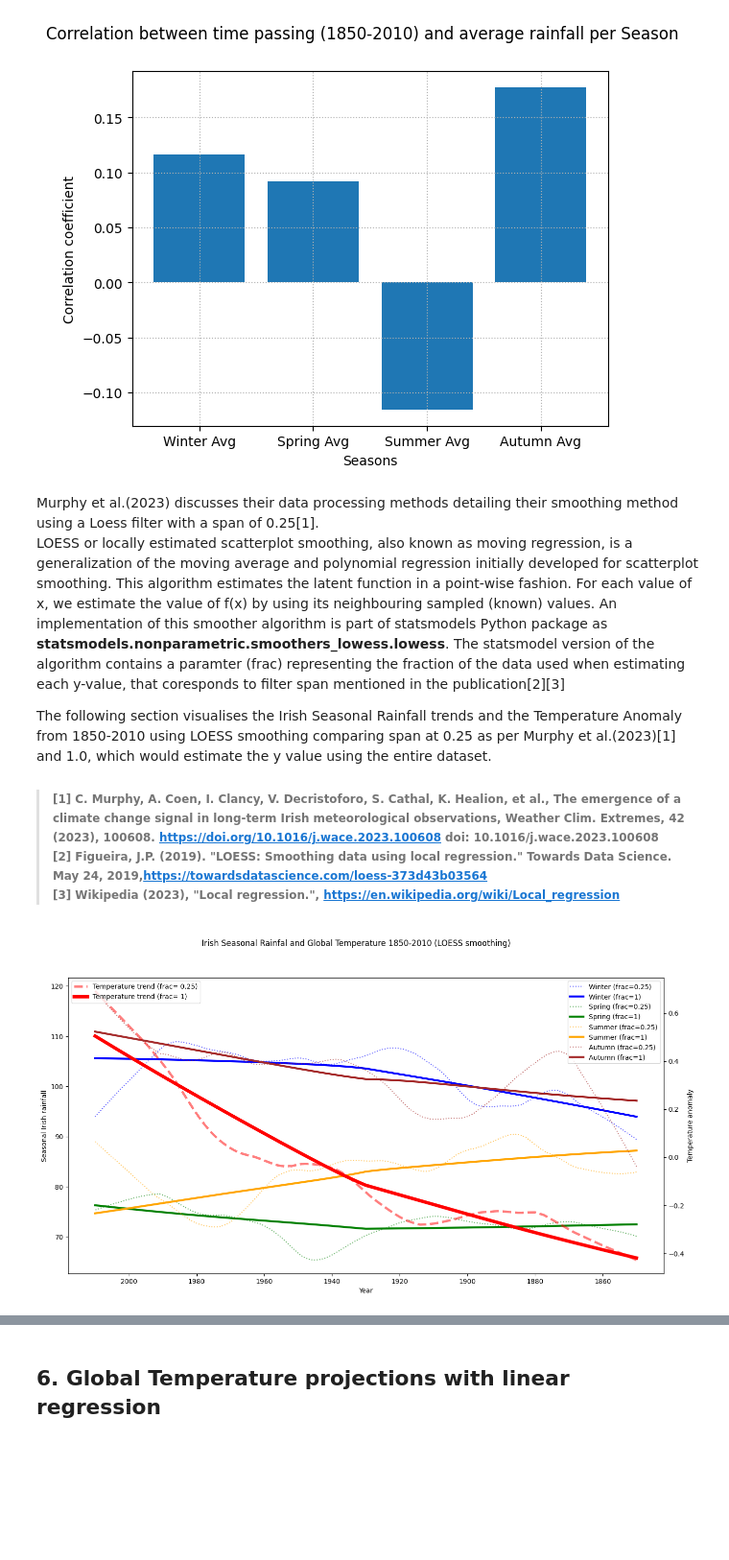
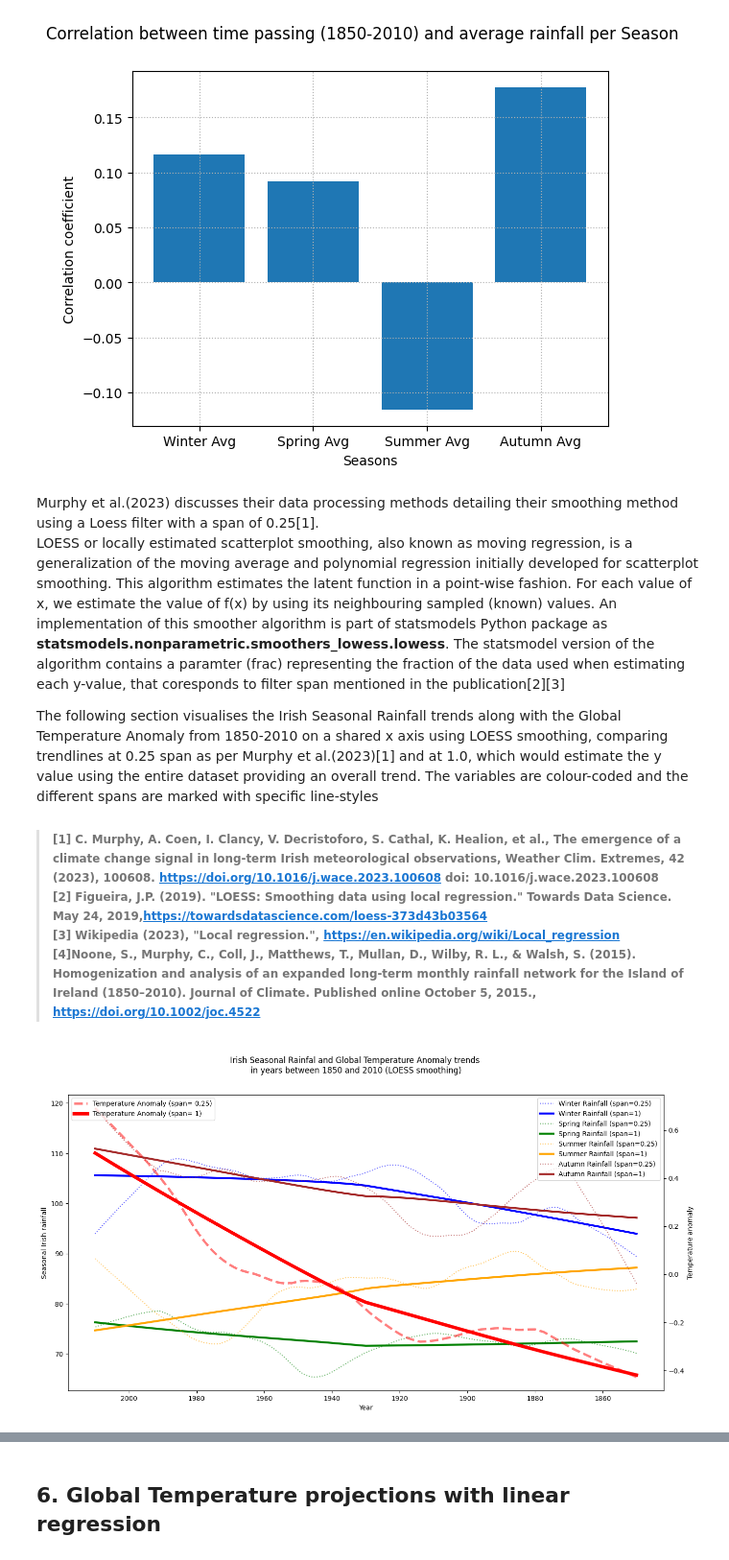
Before and after one commit to noyo0/ProgrammingForDataAnalysis_Project2, a Jupyter notebook: Project2/Project2.ipynb, the cells around one changed output, grey strips where cells are left out. Shown at 96% size. Drawn from its saved outputs; the diff is of its cells as text; code cells hidden in the pictures; blank space fills up the shorter version.

```diff
--- a/Project2/Project2.ipynb
+++ b/Project2/Project2.ipynb
@@ -1397,9 +1405,10 @@ plt.show()
 Murphy et al.(2023) discusses their data processing methods detailing their smoothing method using a Loess filter with a span of 0.25[1].<br>
 LOESS or locally estimated scatterplot smoothing, also known as moving regression, is a generalization of the moving average and polynomial regression initially developed for scatterplot smoothing. This algorithm estimates the latent function in a point-wise fashion. For each value of x, we estimate the value of f(x) by using its neighbouring sampled (known) values. An implementation of this smoother algorithm is part of statsmodels Python package as **statsmodels.nonparametric.smoothers_lowess.lowess**. The statsmodel version of the algorithm contains a paramter (frac) representing the fraction of the data used when estimating each y-value, that coresponds to filter span mentioned in the publication[2][3]<br>
 
-The following section visualises the Irish Seasonal Rainfall trends and the Temperature Anomaly from 1850-2010 using LOESS smoothing comparing span at 0.25 as per Murphy et al.(2023)[1] and 1.0, which would estimate the y value using the entire dataset.
+The following section visualises the Irish Seasonal Rainfall trends along with the Global Temperature Anomaly from 1850-2010 on a shared x axis using LOESS smoothing, comparing trendlines at 0.25 span as per Murphy et al.(2023)[1] and at 1.0, which would estimate the y value using the entire dataset providing an overall trend. The variables are colour-coded and the different spans are marked with specific line-styles<br>
 
->###### [1] C. Murphy, A. Coen, I. Clancy, V. Decristoforo, S. Cathal, K. Healion, et al., The emergence of a climate change signal in long-term Irish meteorological observations, Weather Clim. Extremes, 42 (2023), 100608. https://doi.org/10.1016/j.wace.2023.100608 doi: 10.1016/j.wace.2023.100608 <br> [2] Figueira, J.P. (2019). "LOESS: Smoothing data using local regression." Towards Data Science. May 24, 2019,https://towardsdatascience.com/loess-373d43b03564 <br>[3] Wikipedia (2023), "Local regression.", https://en.wikipedia.org/wiki/Local_regression
+
+>###### [1] C. Murphy, A. Coen, I. Clancy, V. Decristoforo, S. Cathal, K. Healion, et al., The emergence of a climate change signal in long-term Irish meteorological observations, Weather Clim. Extremes, 42 (2023), 100608. https://doi.org/10.1016/j.wace.2023.100608 doi: 10.1016/j.wace.2023.100608 <br> [2] Figueira, J.P. (2019). "LOESS: Smoothing data using local regression." Towards Data Science. May 24, 2019,https://towardsdatascience.com/loess-373d43b03564 <br>[3] Wikipedia (2023), "Local regression.", https://en.wikipedia.org/wiki/Local_regression <br>[4]Noone, S., Murphy, C., Coll, J., Matthews, T., Mullan, D., Wilby, R. L., & Walsh, S. (2015). Homogenization and analysis of an expanded long-term monthly rainfall network for the Island of Ireland (1850–2010). Journal of Climate. Published online October 5, 2015., https://doi.org/10.1002/joc.4522
 # %%
 # Visualisation for seasonal rainfall and global temperature
 
@@ -1429,36 +1438,37 @@ ax2 = ax1.twinx() #share x axis
 #first y axis
 linecolors=['blue','green','orange','brown']#line colors for visualisation
 for label,line in zip(slabel,linecolors): #iterate through labels (set previously) and linecolours
     # Fit the LOWESS regression model (tutorial: https://aitechtrend.com/smoothing-out-the-noise-analyzing-data-with-lowess-regression-in-python/)
     y=S_Avg[f'{label} Avg'] #y axis seasonal averages
     x=S_Avg.index.values # years from df index
     S_lowess = sm.nonparametric.lowess(y, x, frac=0.25)  #frac= Between 0 and 1. The fraction of the data used when estimating each y-value.
     S_lowess2 = sm.nonparametric.lowess(y, x, frac=1)
 # visualise result
     #create dataframes for visualisation from lowess array's second column, using index and labels from original dataframe
     S_lowess = pd.DataFrame(S_lowess[:, 1], index=S_Avg.index, columns=[f'{label} Avg'])
     S_lowess2 = pd.DataFrame(S_lowess2[:, 1], index=S_Avg.index, columns=[f'{label} Avg'])
     #create plots for original data, smoothed with 0.25 frac and with 1 frac
     #ax1.plot(S_Avg.index.values,S_Avg[f'{label} Avg'], alpha=0.3, linestyle=':')
-    ax1.plot(S_Avg.index.values,S_lowess[f'{label} Avg'], color=line,alpha=0.6,linestyle=':',label=f"{label} (frac=0.25)")
-    ax1.plot(S_Avg.index.values,S_lowess2[f'{label} Avg'], color=line,label=f"{label} (frac=1)",linewidth=3)
+    ax1.plot(S_Avg.index.values,S_lowess[f'{label} Avg'], color=line,alpha=0.6,linestyle=':',label=f"{label} Rainfall (span=0.25)")
+    ax1.plot(S_Avg.index.values,S_lowess2[f'{label} Avg'], color=line,label=f"{label} Rainfall (span=1)",linewidth=3)
 
 ax1.set_xlabel('Year')
 ax1.set_ylabel('Seasonal Irish rainfall', color='black')
 ax1.invert_xaxis() # inverts axis to match order of previous visualisations
 ax1.legend(loc='upper right')
 # second y axis
-ax2.plot(Temperature_short['Year'], CE_Temp_trend['Temperature'], label='Temperature trend (frac= 0.25)', color='red', alpha=0.5,linewidth=3.5, linestyle='--')
-ax2.plot(Temperature_short['Year'], CE_Temp_trend2['Temperature'], label='Temperature trend (frac= 1)', color='red', alpha=1,linewidth=5)
+ax2.plot(Temperature_short['Year'], CE_Temp_trend['Temperature'], label='Temperature Anomaly (span= 0.25)', color='red', alpha=0.5,linewidth=3.5, linestyle='--')
+ax2.plot(Temperature_short['Year'], CE_Temp_trend2['Temperature'], label='Temperature Anomaly (span= 1)', color='red', alpha=1,linewidth=5)
 ax2.legend(loc='upper left')
 ax2.set_ylabel('Temperature anomaly', color='black')
 
-plt.suptitle('Irish Seasonal Rainfal and Global Temperature 1850-2010 (LOESS smoothing)')
+plt.suptitle('''Irish Seasonal Rainfal and Global Temperature Anomaly trends
+in years between 1850 and 2010 (LOESS smoothing)''')
 plt.show()
 
 #lowess (ref: https://www.statsmodels.org/devel/generated/statsmodels.nonparametric.smoothers_lowess.lowess.html)
 #lowess (ref: https://aitechtrend.com/smoothing-out-the-noise-analyzing-data-with-lowess-regression-in-python/)
 #dataframe (ref: https://www.datacamp.com/tutorial/pandas-tutorial-dataframe-python?utm_source=google&utm_medium=paid_search&utm_campaignid=19589720818&utm_adgroupid=157156373751&utm_device=c&utm_keyword=&utm_matchtype=&utm_network=g&utm_adpostion=&utm_creative=684753664234&utm_targetid=aud-517318241987:dsa-2218886984100&utm_loc_interest_ms=&utm_loc_physical_ms=1007909&utm_content=&utm_campaign=230119_1-sea~dsa~tofu_2-b2c_3-eu_4-prc_5-na_6-na_7-le_8-pdsh-go_9-na_10-na_11-na-jan24&gad_source=1&gclid=Cj0KCQiAtOmsBhCnARIsAGPa5yal8Xtw34Y4G7oTcotG5OIqeiXe9UiVCPgfbPNNkwkL1PpZycFynX0aAk1UEALw_wcB)
 #slice dataframe between values (ref: https://www.includehelp.com/python/how-to-select-rows-in-a-dataframe-between-two-values-in-python-pandas.aspx)
 # %% [output]
-[figure, old version]
+[figure, new version]
```
Also changed, not shown: parts of 38 cells of this notebook, 1 other file.
